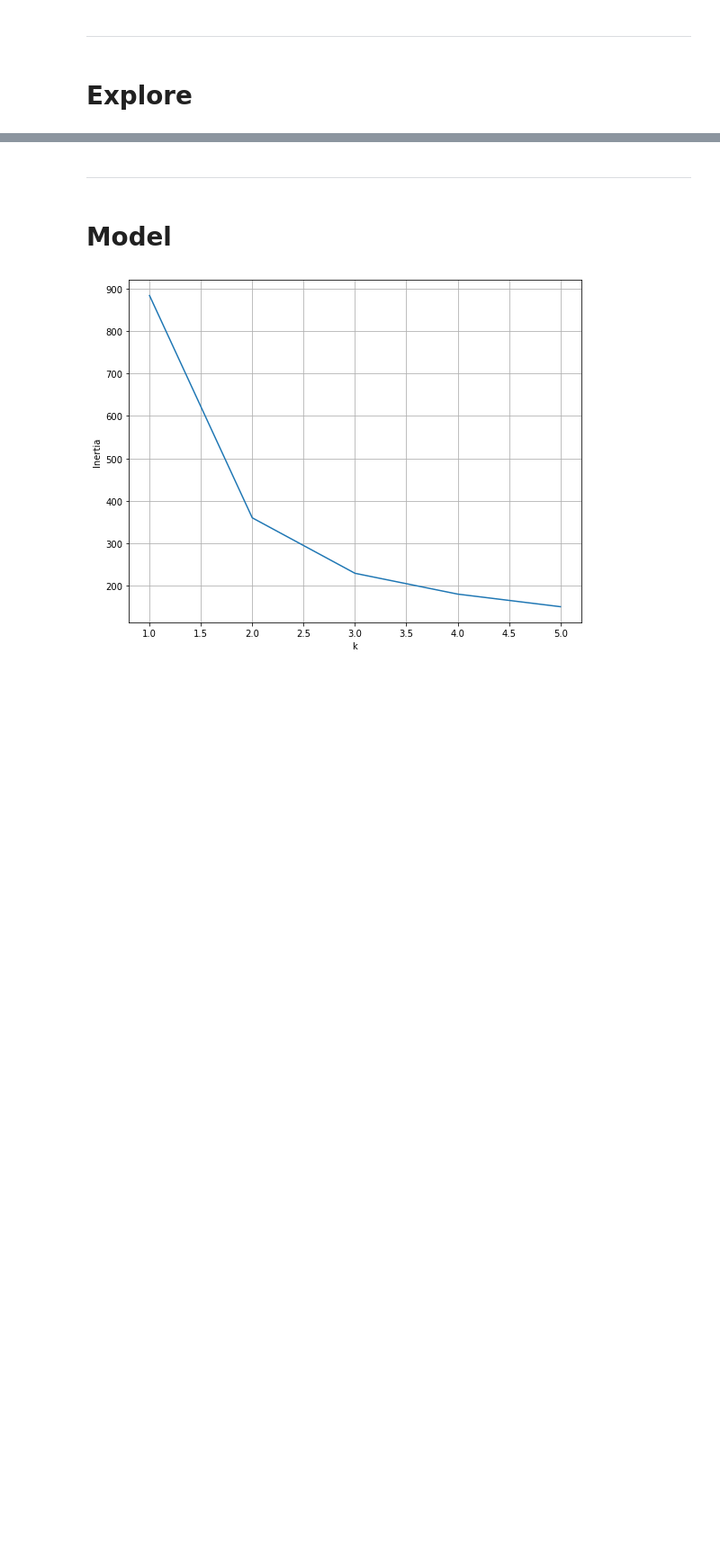
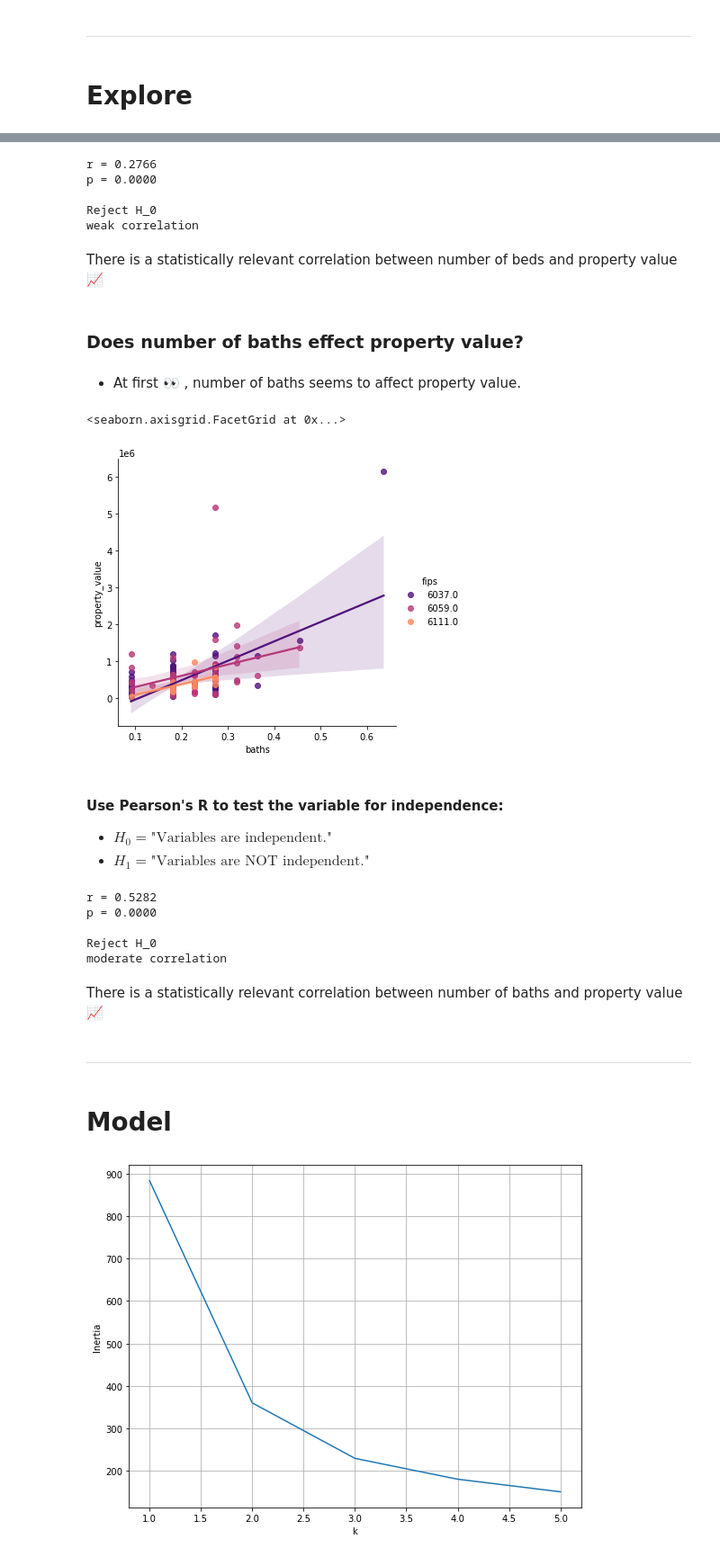
Before and after one commit to hinzle/clustering-project, a Jupyter notebook: final_report.ipynb, the cells around one changed output, grey strips where cells are left out. Shown: that part at 90% size. Drawn from its saved outputs; the diff is of its cells as text; code cells hidden in the pictures; blank space fills up the shorter version.

```diff
--- a/final_report.ipynb
+++ b/final_report.ipynb
@@ -83,3 +178,43 @@ X_train, y_train, X_validate, y_validate, X_test, y_test=sml_zillow(['logerror']
+# %%
+r,p=pearsons_r_p(zillow[0]['beds'],zillow[0]['property_value'])
+
+# stat
+# %% [output]
+r = 0.2766
+p = 0.0000
+
+Reject H_0
+weak correlation
+# %% [markdown]
+There is a statistically relevant correlation between number of beds and property value 📈
+# %% [markdown]
+### Does number of baths effect property value?
+# %% [markdown]
+- At first 👀 , number of baths seems to affect property value.
+# %%
+sns.lmplot(data=zillow[0].sample(150), x='baths', y='property_value', palette='magma', hue='fips')
+
+# viz
+# %% [output]
+<seaborn.axisgrid.FacetGrid at 0x...>
+[figure, added]
+# %% [markdown]
+#### Use Pearson's R to test the variable for independence:
+
+- $ H_0 = \textrm{"Variables are independent." }$
+- $ H_1 = \textrm{"Variables are NOT independent." }$
+# %%
+r,p=pearsons_r_p(zillow[0]['baths'],zillow[0]['property_value'])
+
+# stat
+# %% [output]
+r = 0.5282
+p = 0.0000
+
+Reject H_0
+moderate correlation
+# %% [markdown]
+There is a statistically relevant correlation between number of baths and property value 📈
 # %% [markdown]
 ---
 # %% [markdown]
```
Also changed, not shown: parts of 25 cells of this notebook.
